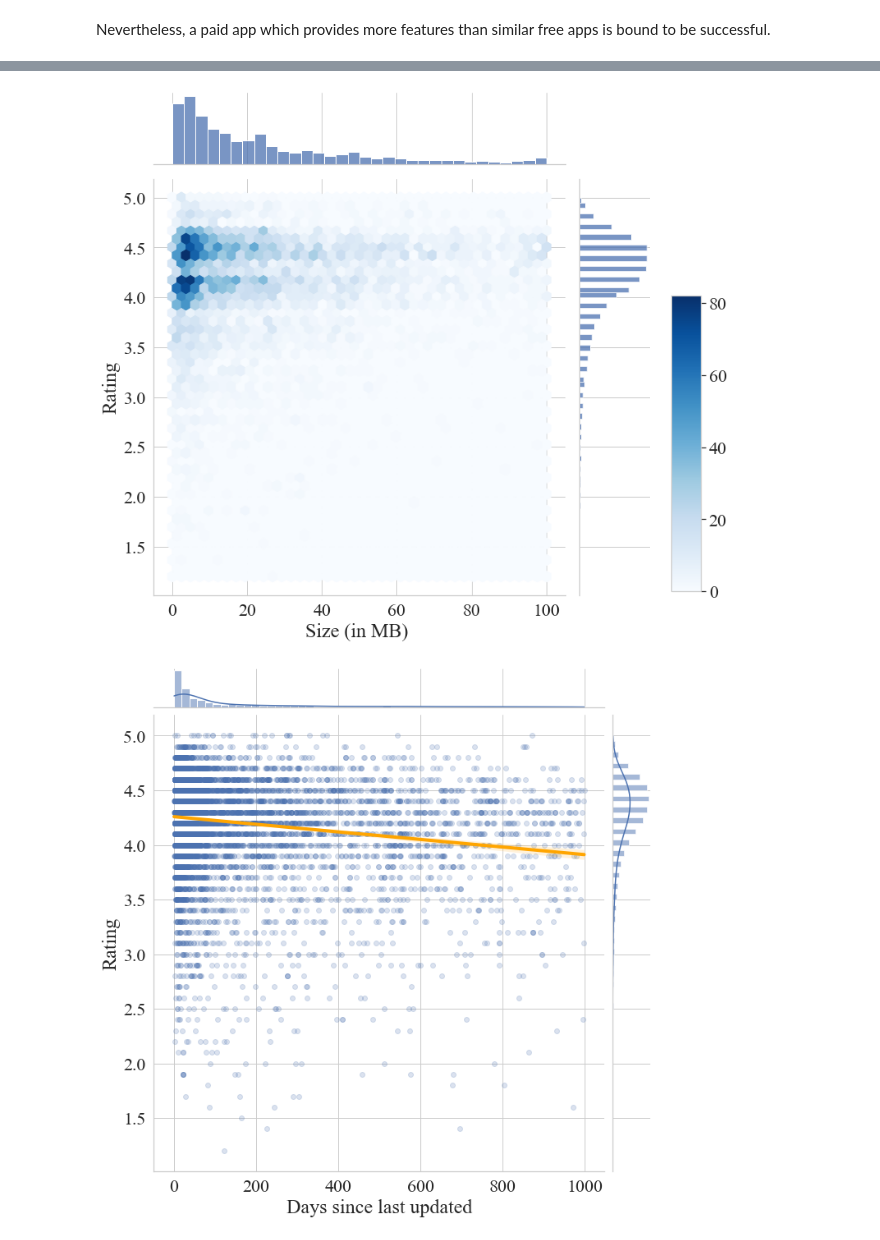
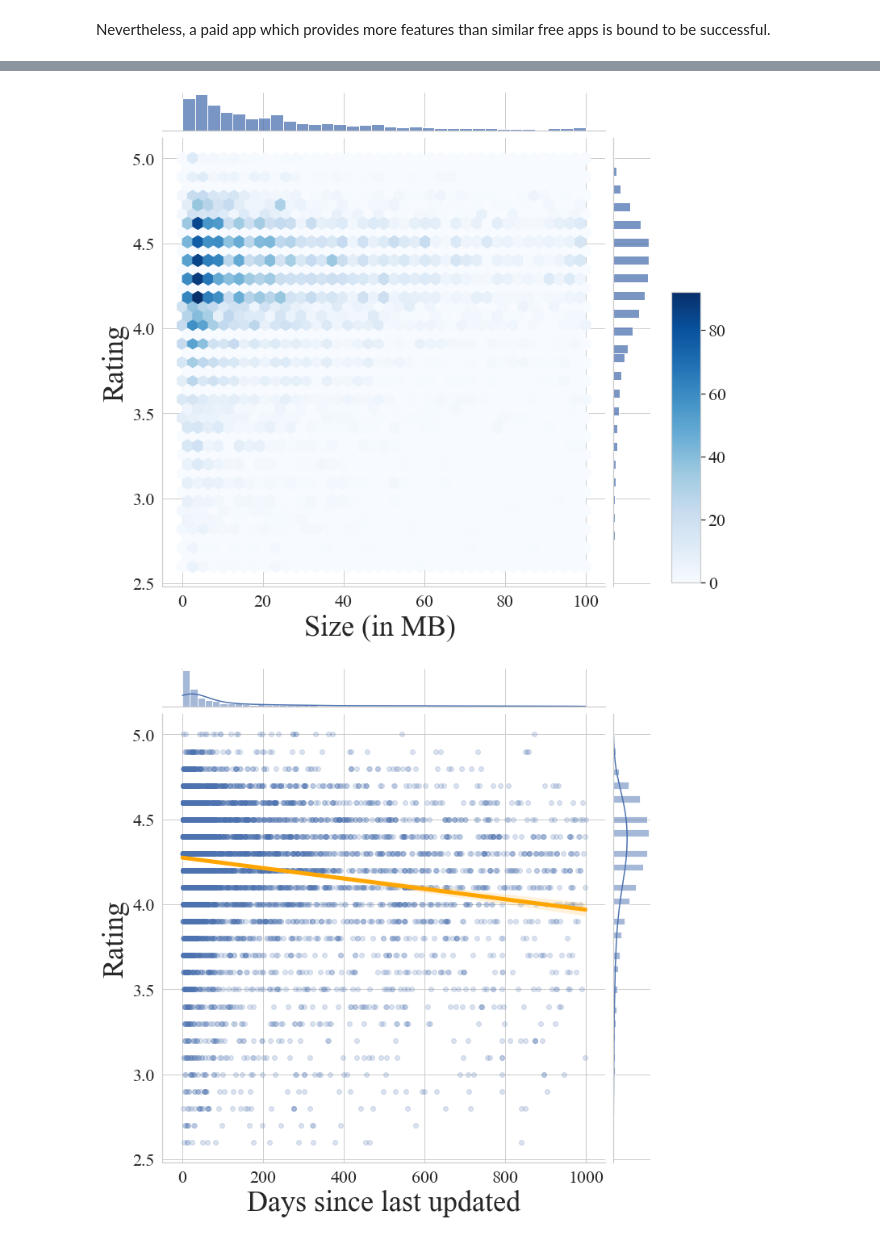
Before and after one commit to ikar1234/DataLiteracyProject, a Jupyter notebook: notebooks/RatingAnalysis.ipynb, the cells around one changed output, grey strips where cells are left out. Cells and saved outputs as stored; diff of their text form; code cells hidden in the pictures.

```diff
--- a/notebooks/RatingAnalysis.ipynb
+++ b/notebooks/RatingAnalysis.ipynb
@@ -200,5 +200,5 @@ We can go one step further and ask how the price affects the app rating. We firs
 # %%
-data_f = ratings_data.query('Reviews > 20')
+data_f = ratings_data.query('Reviews > 20 & Rating > 2.5')
 # %%
 plt.rcParams['figure.figsize'] = 11.7,8.27
 sns.set(font_scale=2, font="Times New Roman", style="whitegrid")
@@ -237,20 +240,23 @@ def size_to_abs(x):
     return np.nan
 
 data_f['Size_abs'] = data_f['Size'].apply(size_to_abs)
-ax = sns.jointplot(x="Size_abs", y="Rating", data=data_f, kind='hex',cmap='Blues', height=10)
-ax.ax_joint.set_xlabel('Size (in MB) ')
+ax = sns.jointplot(x="Size_abs", y="Rating", data=data_f, kind='hex',cmap='Blues', height=10, ratio=10)
+ax.ax_joint.set_xlabel('Size (in MB) ',fontsize=36)
+ax.ax_joint.set_ylabel('Rating',fontsize=36)
+
 cbar_ax = ax.fig.add_axes([1, .12, .05, .5])  # x, y, width, height
 plt.colorbar(cax=cbar_ax)
 plt.savefig('../figures/size.png',bbox_inches="tight")
 # %% [output]
-[figure, old version]
+[figure, new version]
 # %%
 data_f['new'] = pd.to_datetime(data_f['Last Updated'])
 data_f['lastupdate'] = (data_f['new'].max() - data_f['new']).dt.days
 data_lu = data_f.query('lastupdate < 1000')
 
-ax = sns.jointplot(x="lastupdate", y="Rating", data=data_lu, kind='reg', joint_kws={'line_kws':{'color':'orange', 'linewidth': 4}, 'scatter_kws':dict(alpha=0.2)},height=10,ratio=10)
-ax.ax_joint.set_xlabel('Days since last updated')
+ax = sns.jointplot(x="lastupdate", y="Rating", data=data_lu, kind='reg', joint_kws={'line_kws':{'color':'orange', 'linewidth': 5}, 'scatter_kws':dict(alpha=0.2)},height=10,ratio=10)
+ax.ax_joint.set_xlabel('Days since last updated',fontsize=36)
+ax.ax_joint.set_ylabel('Rating',fontsize=36)
 plt.savefig('../figures/updated.png')
 # %% [output]
-[figure, old version]
+[figure, new version]
```
Also changed, not shown: parts of 6 cells of this notebook, 7 other files.
